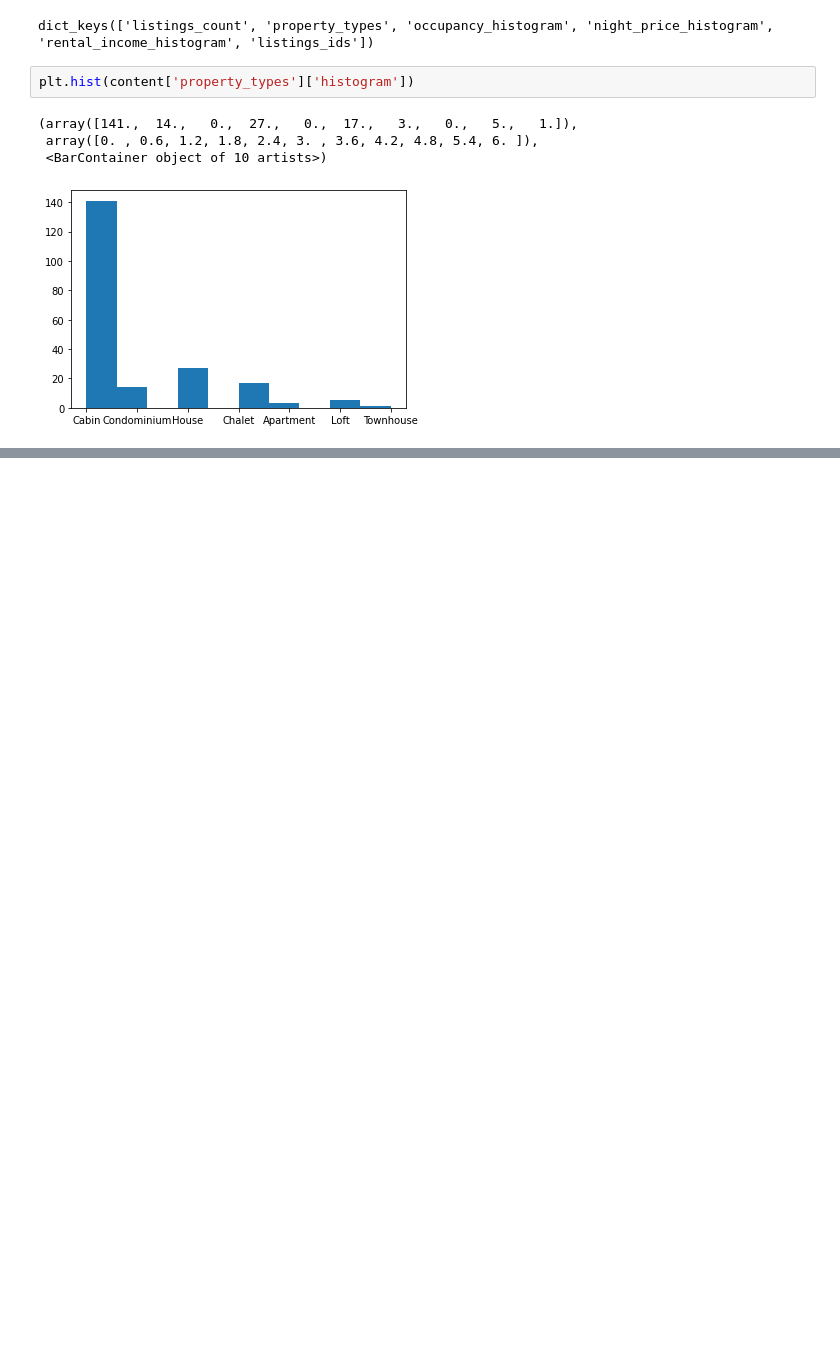
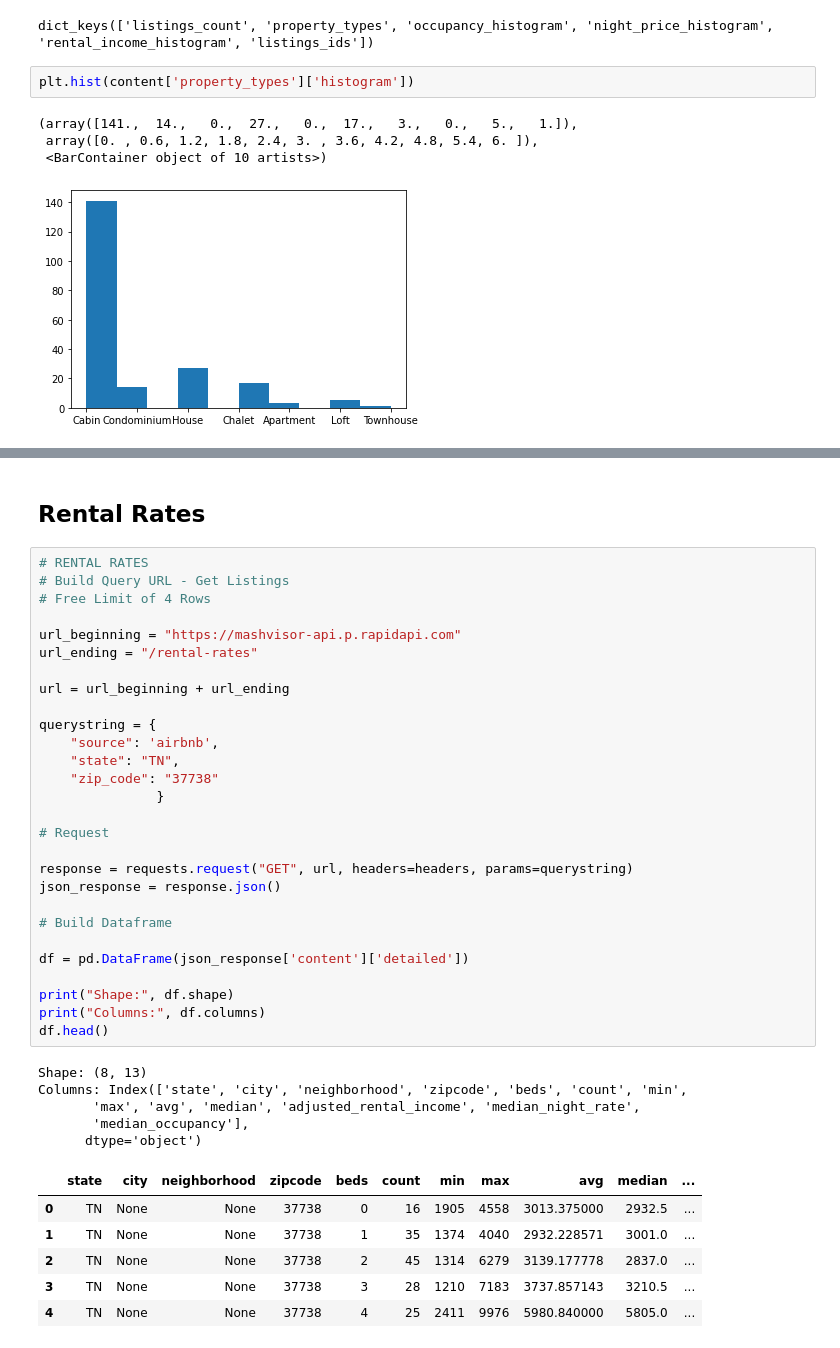
Before and after one commit to taylor-curran/discover-realestate-data, a Jupyter notebook: notebooks/discover_data.ipynb, the cells around one changed output, grey strips where cells are left out. Cells and saved outputs as stored; diff of their text form; blank space fills up the shorter version.

```diff
--- a/notebooks/discover_data.ipynb
+++ b/notebooks/discover_data.ipynb
@@ -162,0 +440,42 @@ plt.hist(content['rental_income_histogram']['histogram'])
+# %% [markdown]
+## Rental Rates
+# %%
+# RENTAL RATES
+# Build Query URL - Get Listings
+# Free Limit of 4 Rows
+
+url_beginning = "https://mashvisor-api.p.rapidapi.com"
+url_ending = "/rental-rates"
+
+url = url_beginning + url_ending
+
+querystring = {
+    "source": 'airbnb',
+    "state": "TN",
+    "zip_code": "37738"
+               }
+
+# Request
+
+response = requests.request("GET", url, headers=headers, params=querystring)
+json_response = response.json()
+
+# Build Dataframe
+
+df = pd.DataFrame(json_response['content']['detailed'])
+
+print("Shape:", df.shape)
+print("Columns:", df.columns)
+df.head()
+# %% [output]
+Shape: (8, 13)
+Columns: Index(['state', 'city', 'neighborhood', 'zipcode', 'beds', 'count', 'min',
+       'max', 'avg', 'median', 'adjusted_rental_income', 'median_night_rate',
+       'median_occupancy'],
+      dtype='object')
+|  | state | city | neighborhood | zipcode | beds | count | min | max | avg | median | ... |
+| 0 | TN | None | None | 37738 | 0 | 16 | 1905 | 4558 | 3013.375000 | 2932.5 | ... |
+| 1 | TN | None | None | 37738 | 1 | 35 | 1374 | 4040 | 2932.228571 | 3001.0 | ... |
+| 2 | TN | None | None | 37738 | 2 | 45 | 1314 | 6279 | 3139.177778 | 2837.0 | ... |
+| 3 | TN | None | None | 37738 | 3 | 28 | 1210 | 7183 | 3737.857143 | 3210.5 | ... |
+| 4 | TN | None | None | 37738 | 4 | 25 | 2411 | 9976 | 5980.840000 | 5805.0 | ... |
```
Also changed, not shown: parts of 25 cells of this notebook.
